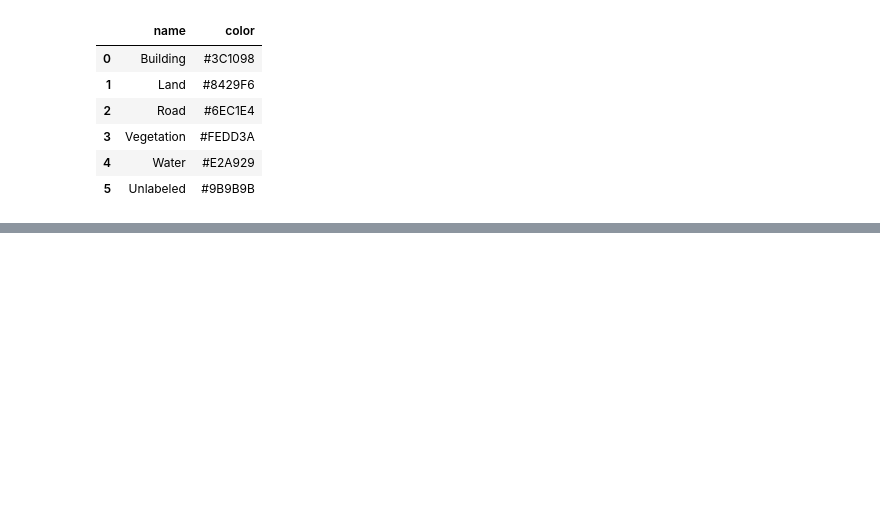
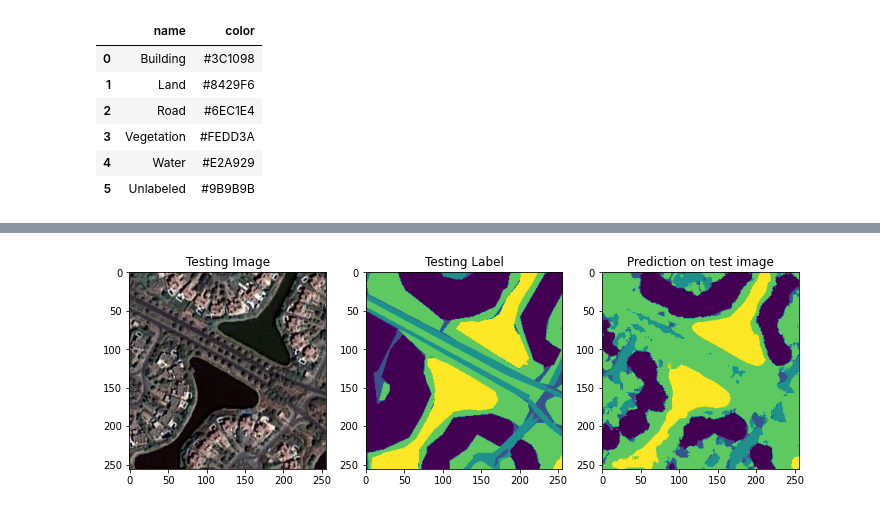
Before and after one commit to nassimaliou/unet_satelite_image_segmentation, a Jupyter notebook: satelite_image_segmentation.ipynb, the cells around one changed output, grey strips where cells are left out. Drawn from its saved outputs; the diff is of its cells as text; code cells hidden in the pictures; blank space fills up the shorter version.

```diff
--- a/satelite_image_segmentation.ipynb
+++ b/satelite_image_segmentation.ipynb
@@ -167,0 +255,24 @@ plt.show()
+# %%
+import random
+#test_img_number = random.randint(0, len(X_test))
+test_img = image_dataset[33]
+ground_truth=y_test_argmax[33]
+#test_img_norm=test_img[:,:,0][:,:,None]
+test_img_input=np.expand_dims(test_img, 0)
+prediction = (model.predict(test_img_input))
+predicted_img=np.argmax(prediction, axis=3)[0,:,:]
+
+
+plt.figure(figsize=(12, 8))
+plt.subplot(231)
+plt.title('Testing Image')
+plt.imshow(test_img)
+plt.subplot(232)
+plt.title('Testing Label')
+plt.imshow(ground_truth)
+plt.subplot(233)
+plt.title('Prediction on test image')
+plt.imshow(predicted_img)
+plt.show()
+# %% [output]
+[figure, added]
```
Also changed, not shown: parts of 24 cells of this notebook.
